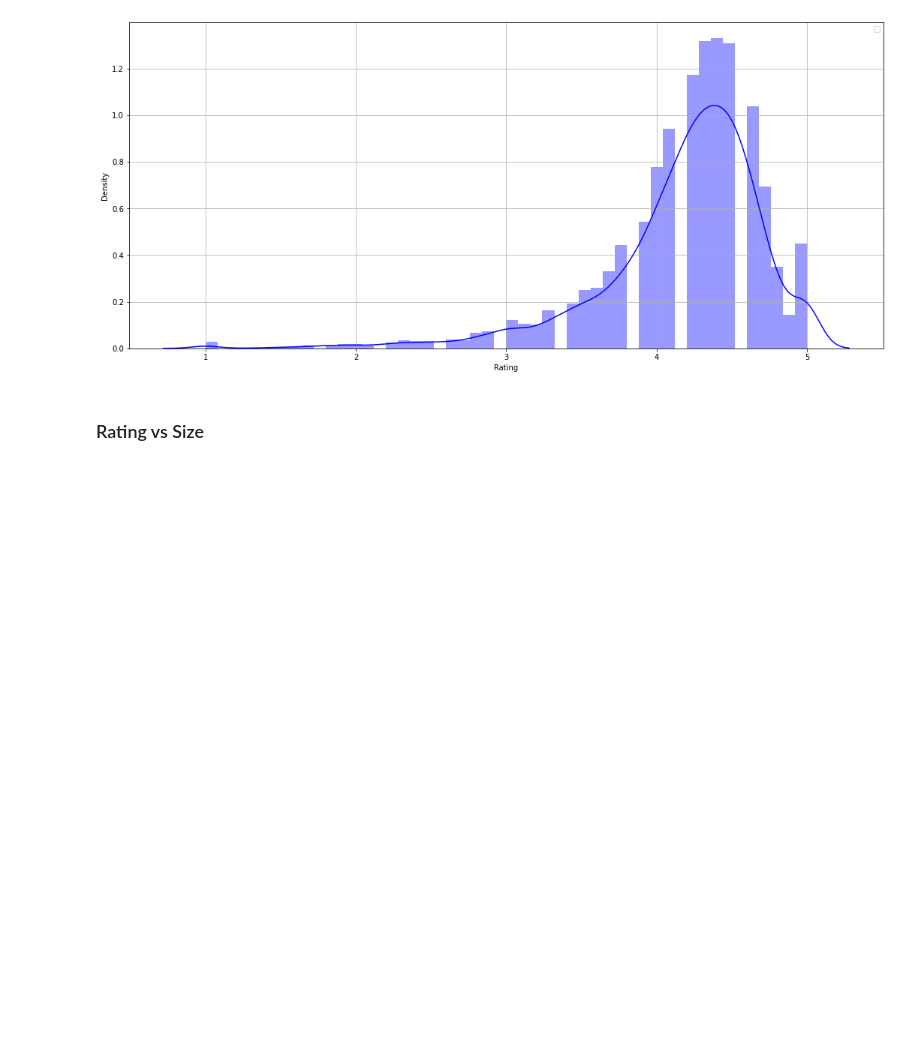
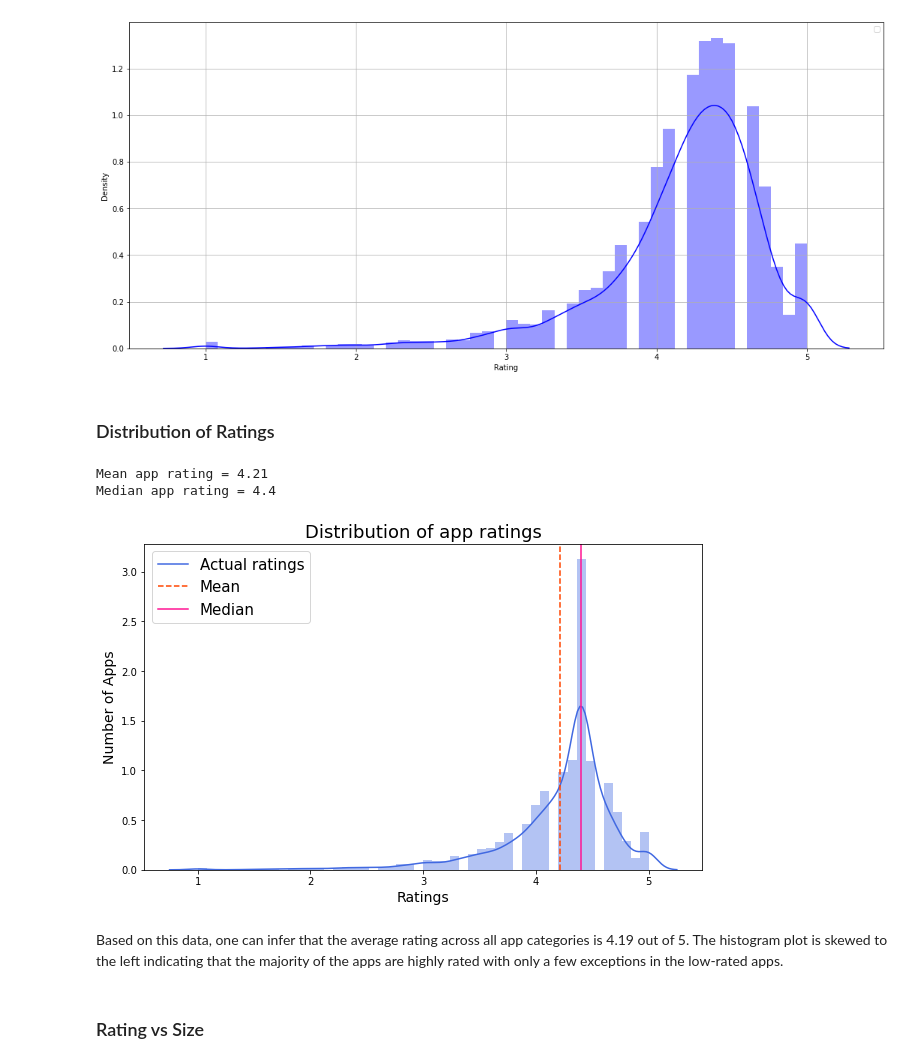
Before and after one commit to jiawei-li89/Project, a Jupyter notebook: Week5-6_Google_Player_Store.ipynb, the cells around one changed output. Saved outputs shown, nothing was run; the diff lists cells and outputs as text; code cells hidden in the pictures; blank space fills up the shorter version.

```diff
--- a/Week5-6_Google_Player_Store.ipynb
+++ b/Week5-6_Google_Player_Store.ipynb
@@ -500,6 +505,33 @@ plt.grid()
 plt.show()
 # %% [output]
 [figure]
+# %% [markdown]
+### Distribution of Ratings
+# %%
+# Average and median rating of apps
+mean = round(playstore['Rating'].mean(), 2)
+median = round(playstore['Rating'].median(), 2)
+
+print(f'Mean app rating = {mean}', f'Median app rating = {median}',sep= '\n')
+
+# Distribution of apps according to their ratings
+rating_histogram = sns.distplot(playstore["Rating"], kde = True, color=my_colors[0])
+
+rating_histogram.axvline(mean, color=my_colors[5], linestyle='--')
+rating_histogram.axvline(median, color=my_colors[7], linestyle='-')
+plt.legend({'Actual ratings': rating_histogram, 'Mean':mean,'Median':median})
+plt.gcf().set_size_inches( 10, 6)
+plt.xlabel("Ratings", fontsize = 14)
+plt.ylabel("Number of Apps", fontsize = 14)
+plt.title('Distribution of app ratings', fontsize = 18)
+
+plt.show()
+# %% [output]
+Mean app rating = 4.21
+Median app rating = 4.4
+[figure, added]
+# %% [markdown]
+Based on this data, one can infer that the average rating across all app categories is 4.19 out of 5. The histogram plot is skewed to the left indicating that the majority of the apps are highly rated with only a few exceptions in the low-rated apps.
 # %% [markdown]
 ### Rating vs Size
 # %%
```
Also changed, not shown: parts of 6 cells of this notebook.
